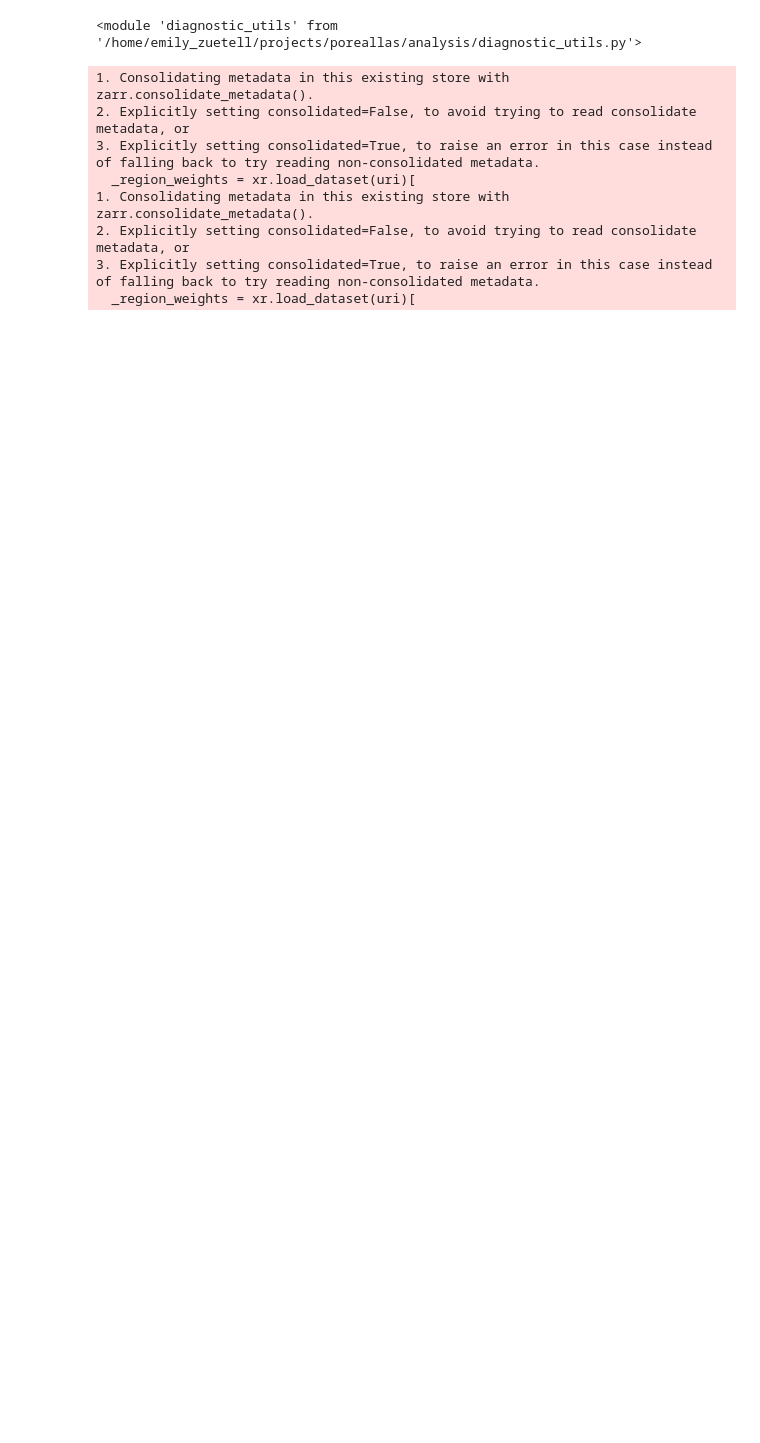
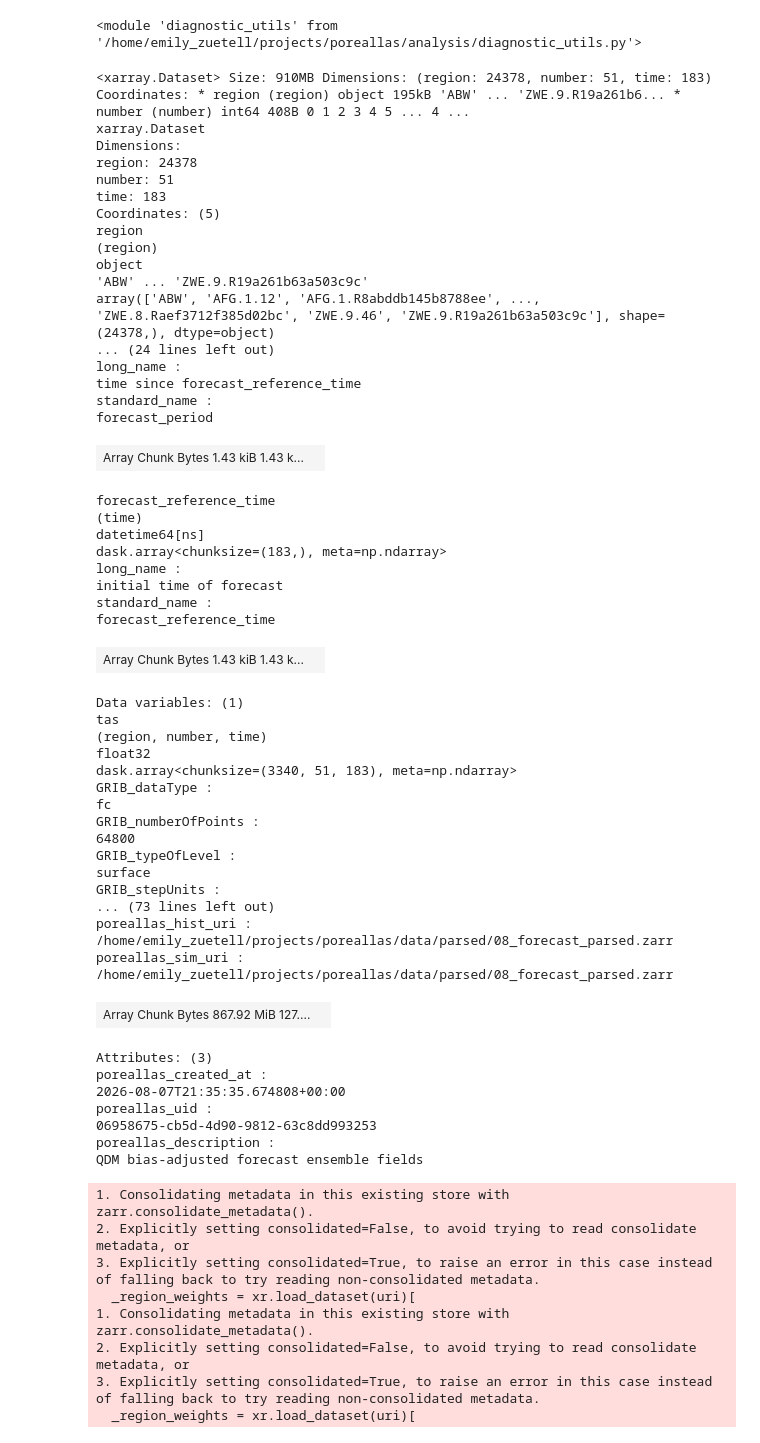
Before and after one commit to ezuetell/poreallas, a Jupyter notebook: analysis/p01_method_diagram.ipynb, the cells around one changed output. Drawn from its saved outputs; the diff is of its cells as text; code cells hidden in the pictures; blank space fills up the shorter version.

```diff
--- a/analysis/p01_method_diagram.ipynb
+++ b/analysis/p01_method_diagram.ipynb
@@ -51,6 +51,61 @@ config = analysis_utils.ImpactConfig( version = "v260910",
                                      hotonly = "net",
                                      age_weight= False,
                                      dims = ['number', 'sample'])
+# %%
+forecast_ir
+# %% [output]
+<xarray.Dataset> Size: 910MB Dimensions: (region: 24378, number: 51, time: 183) Coordinates: * region (region) object 195kB 'ABW' ... 'ZWE.9.R19a261b6... * number (number) int64 408B 0 1 2 3 4 5 ... 4 ...
+xarray.Dataset
+Dimensions:
+region: 24378
+number: 51
+time: 183
+Coordinates: (5)
+region
+(region)
+object
+'ABW' ... 'ZWE.9.R19a261b63a503c9c'
+array(['ABW', 'AFG.1.12', 'AFG.1.R8abddb145b8788ee', ..., 'ZWE.8.Raef3712f385d02bc', 'ZWE.9.46', 'ZWE.9.R19a261b63a503c9c'], shape=(24378,), dtype=object)
+... (24 lines left out)
+long_name :
+time since forecast_reference_time
+standard_name :
+forecast_period
+| Array Chunk Bytes 1.43 kiB 1.43 k... |  |
+forecast_reference_time
+(time)
+datetime64[ns]
+dask.array<chunksize=(183,), meta=np.ndarray>
+long_name :
+initial time of forecast
+standard_name :
+forecast_reference_time
+| Array Chunk Bytes 1.43 kiB 1.43 k... |  |
+Data variables: (1)
+tas
+(region, number, time)
+float32
+dask.array<chunksize=(3340, 51, 183), meta=np.ndarray>
+GRIB_dataType :
+fc
+GRIB_numberOfPoints :
+64800
+GRIB_typeOfLevel :
+surface
+GRIB_stepUnits :
+... (73 lines left out)
+poreallas_hist_uri :
+/home/emily_zuetell/projects/poreallas/data/parsed/08_forecast_parsed.zarr
+poreallas_sim_uri :
+/home/emily_zuetell/projects/poreallas/data/parsed/08_forecast_parsed.zarr
+| Array Chunk Bytes 867.92 MiB 127.... |  |
+Attributes: (3)
+poreallas_created_at :
+2026-08-07T21:35:35.674808+00:00
+poreallas_uid :
+06958675-cb5d-4d90-9812-63c8dd993253
+poreallas_description :
+QDM bias-adjusted forecast ensemble fields
 # %%
 ### TEST DATA ###
 # IR Climate Data
```
Also changed, not shown: parts of 12 cells of this notebook, 5 other files.
